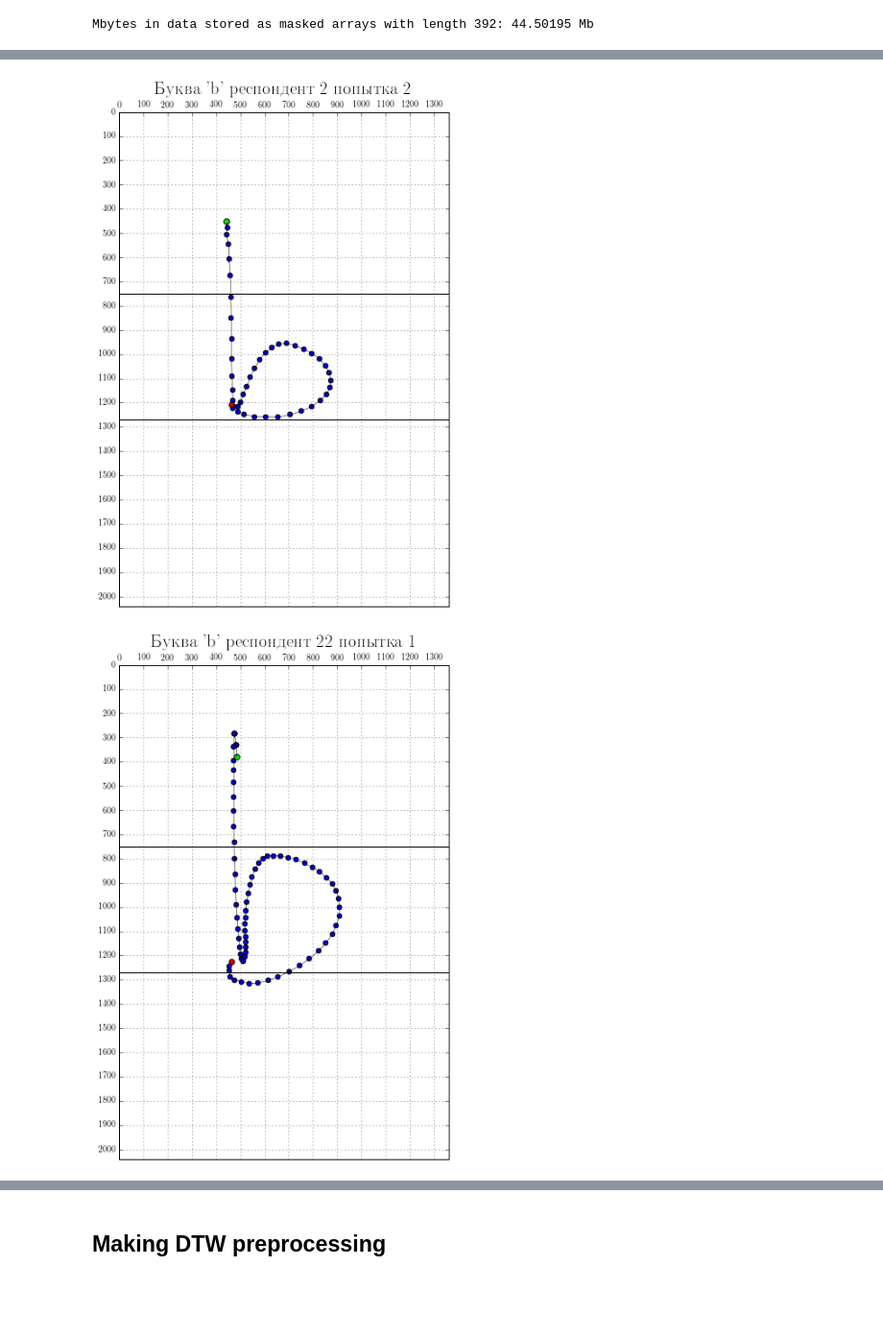
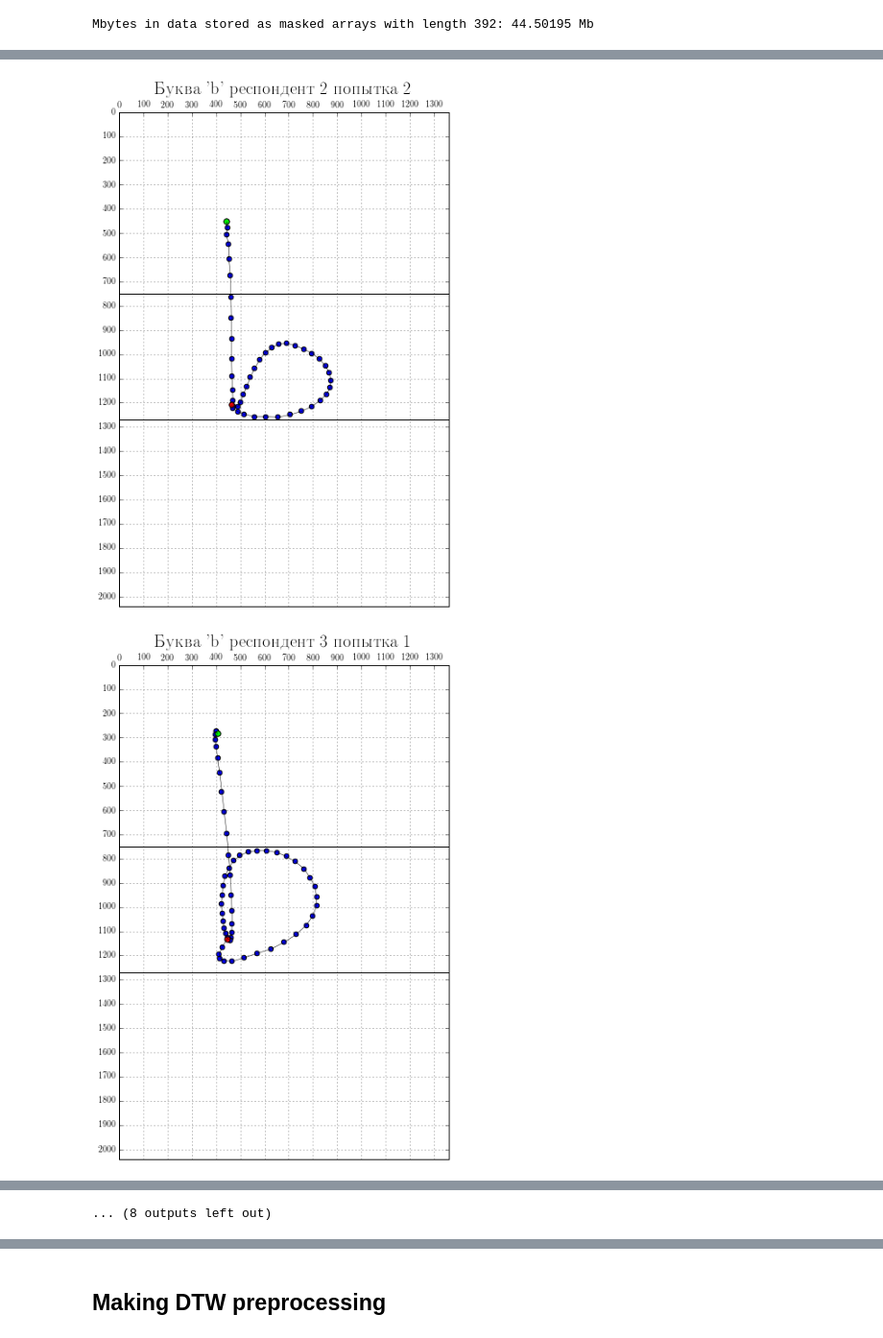
Before and after one commit to kvas7andy/OHR_SmoothSVM, a Jupyter notebook: KV_hw/KV_hw_svm_1.ipynb, the cells around one changed output, grey strips where cells are left out. Shown at 96% size. Drawn from its saved outputs; the diff is of its cells as text; code cells hidden in the pictures; blank space fills up the shorter version.

Commit message:
Make letter comparison and visualisation. Nbviewer version makind (not done)

```diff
--- a/KV_hw/KV_hw_svm_1.ipynb
+++ b/KV_hw/KV_hw_svm_1.ipynb
@@ -162,10 +144,10 @@ def vis_letters(letter_index, real_data,frame=frame_size, ratio=UJI_ratio, vert_
     ax.invert_yaxis()
     ax.grid()
 # %%
-for writer in range(1, 60, 20):
+for writer in range(1, 11, 1):
     for repet in range(2):
         vis_letters((lexicon['b'], writer, repet), real_data)
 # %% [output]
 [figure]
 [figure]
-[figure, old version]
+[figure, new version]
@@ -174,0 +163 @@ for writer in range(1, 60, 20):
+... (8 outputs left out)
```
Also changed, not shown: parts of 16 cells of this notebook.
